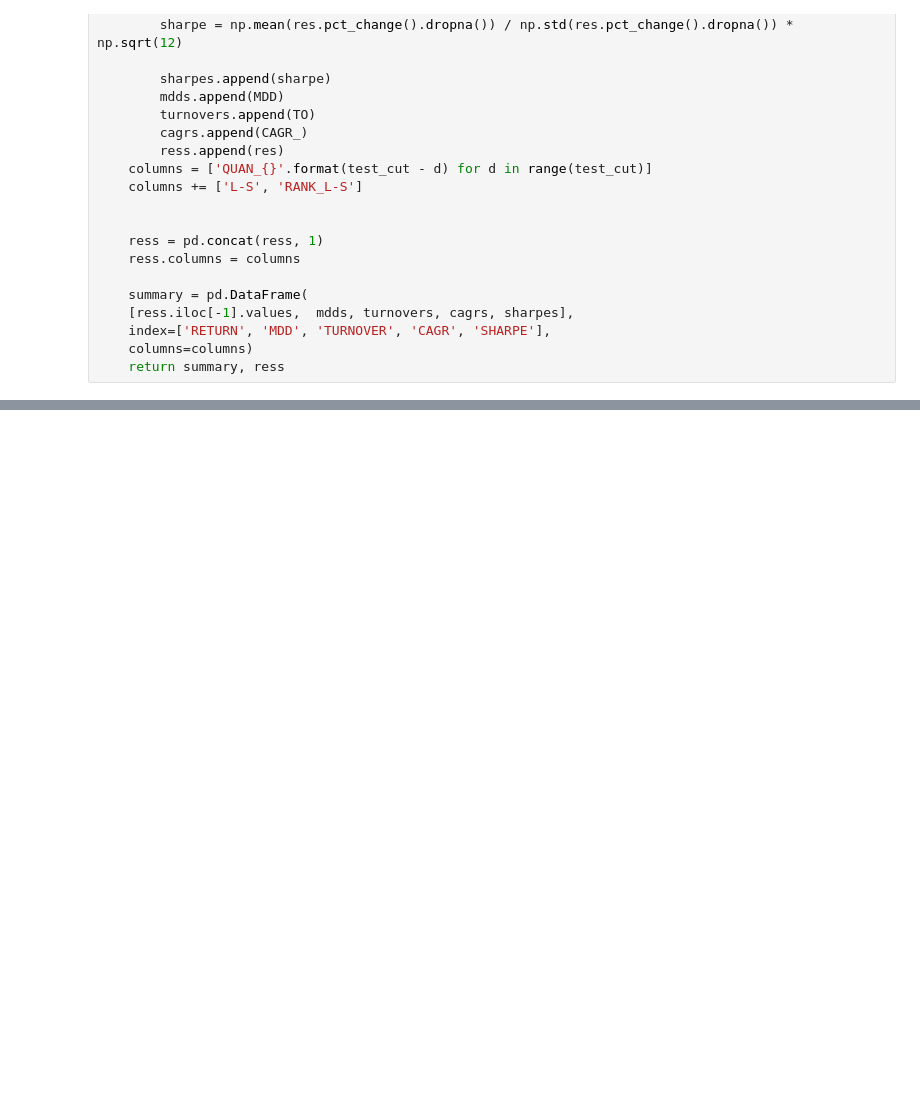
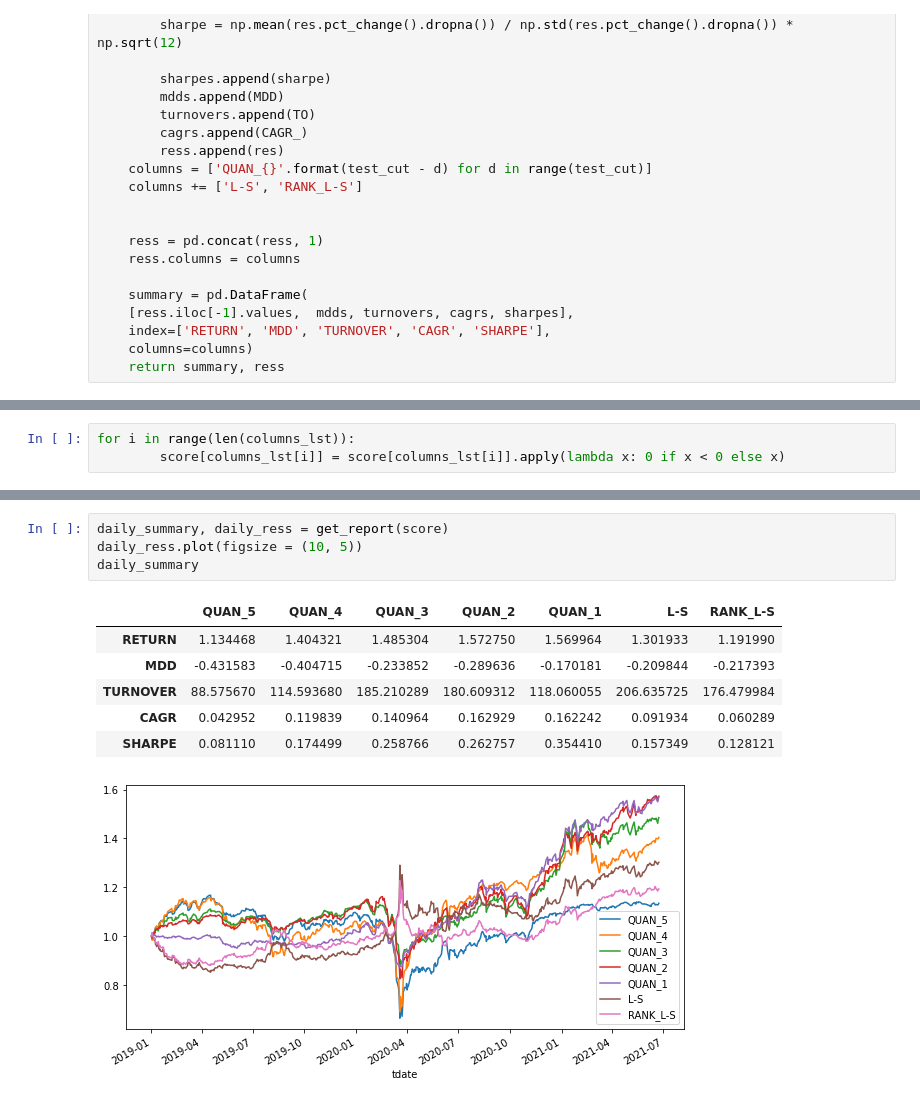
Before and after one commit to faridLim/Data-analysis, a Jupyter notebook: StrategyScore_ipynb의_사본.ipynb, the cells around one changed output, grey strips where cells are left out. Drawn from its saved outputs; the diff is of its cells as text; blank space fills up the shorter version.

```diff
--- a/StrategyScore_ipynb의_사본.ipynb
+++ b/StrategyScore_ipynb의_사본.ipynb
@@ -419,0 +446,3 @@ monthly_summary
+# %%
+for i in range(len(columns_lst)):
+        score[columns_lst[i]] = score[columns_lst[i]].apply(lambda x: 0 if x < 0 else x)
@@ -419,0 +466,12 @@ monthly_summary
+# %%
+daily_summary, daily_ress = get_report(score)
+daily_ress.plot(figsize = (10, 5))
+daily_summary
+# %% [output]
+|  | QUAN_5 | QUAN_4 | QUAN_3 | QUAN_2 | QUAN_1 | L-S | RANK_L-S |
+| RETURN | 1.134468 | 1.404321 | 1.485304 | 1.572750 | 1.569964 | 1.301933 | 1.191990 |
+| MDD | -0.431583 | -0.404715 | -0.233852 | -0.289636 | -0.170181 | -0.209844 | -0.217393 |
+| TURNOVER | 88.575670 | 114.593680 | 185.210289 | 180.609312 | 118.060055 | 206.635725 | 176.479984 |
+| CAGR | 0.042952 | 0.119839 | 0.140964 | 0.162929 | 0.162242 | 0.091934 | 0.060289 |
+| SHARPE | 0.081110 | 0.174499 | 0.258766 | 0.262757 | 0.354410 | 0.157349 | 0.128121 |
+[figure, added]
```
Also changed, not shown: parts of 14 cells of this notebook.
